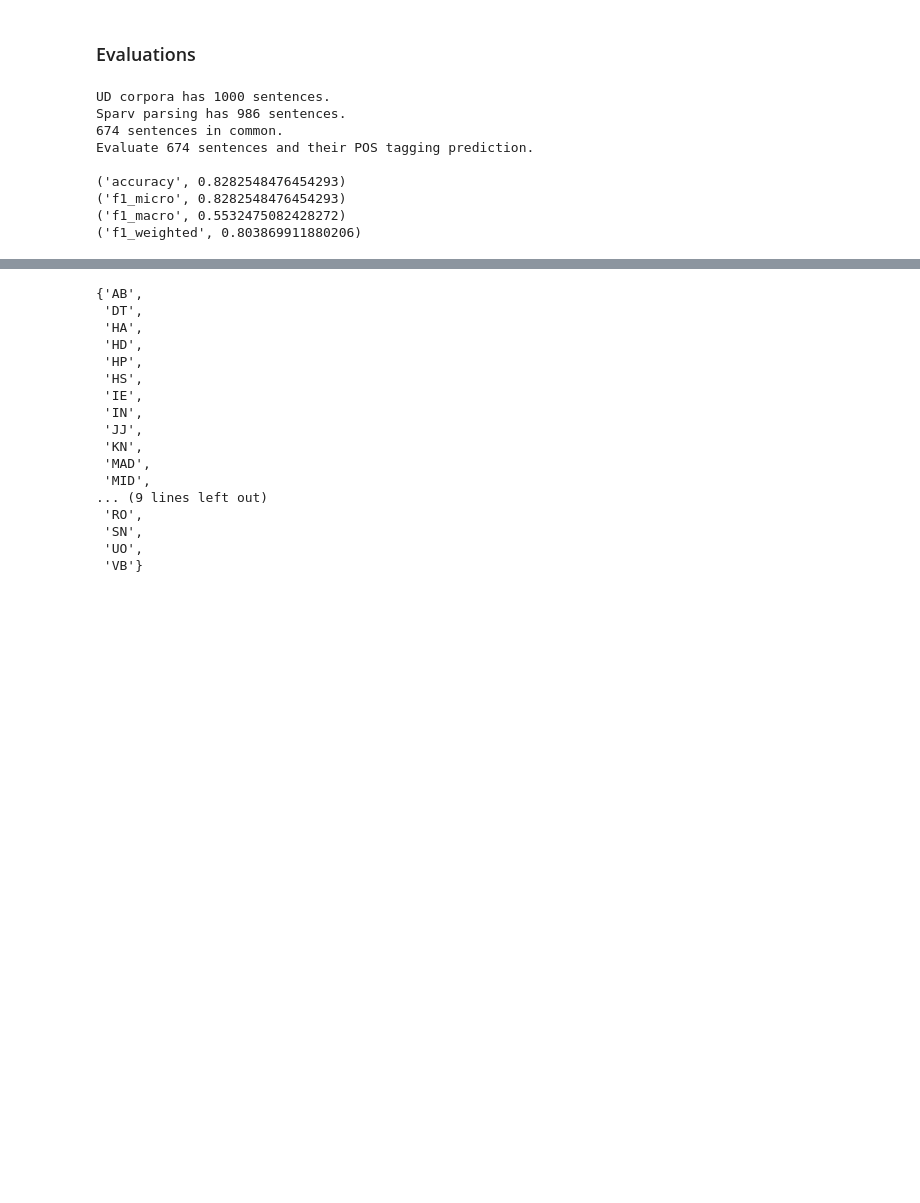
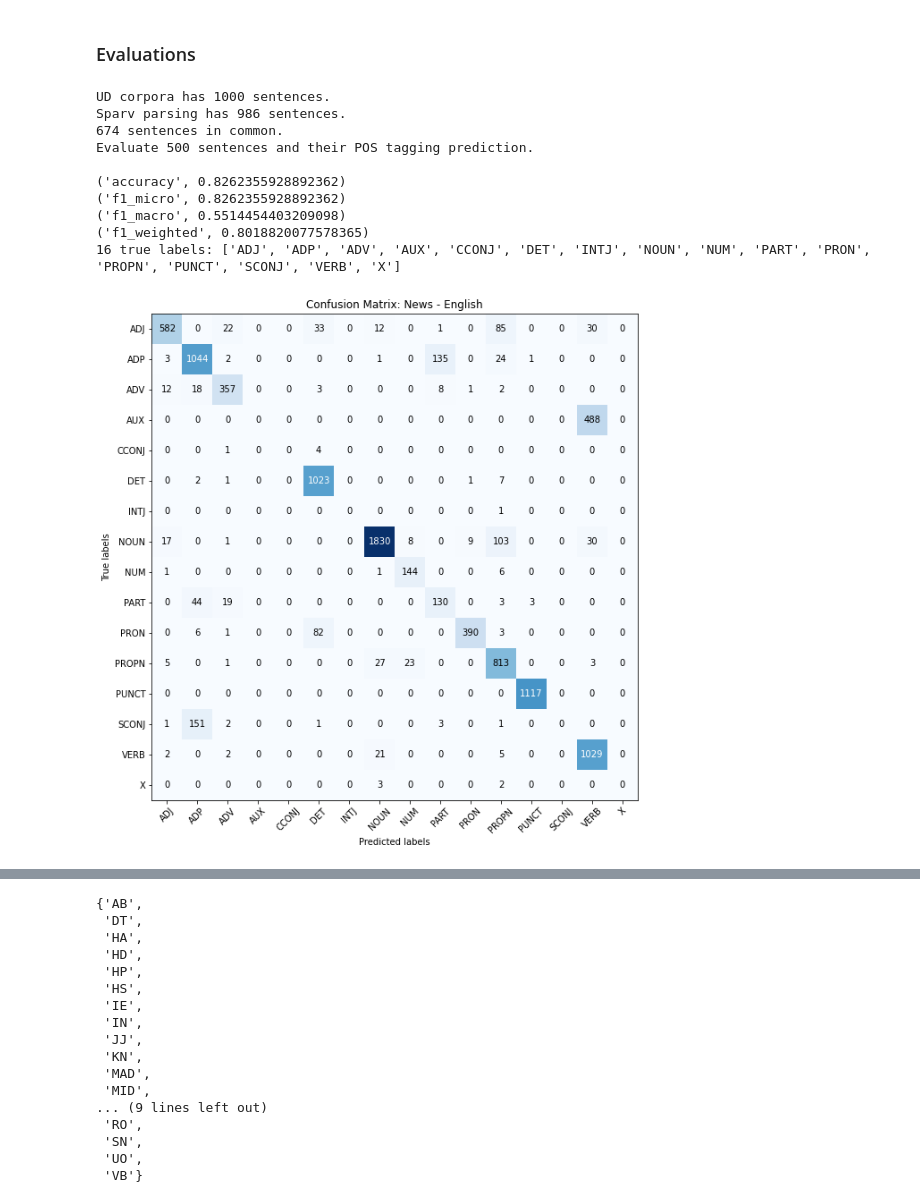
Before and after one commit to chickenbror/ltr-parser-eval, a Jupyter notebook: ParserEval.ipynb, the cells around one changed output, grey strips where cells are left out. Cells and saved outputs as stored; diff of their text form; code cells hidden in the pictures; blank space fills up the shorter version.

```diff
--- a/ParserEval.ipynb
+++ b/ParserEval.ipynb
@@ -240,16 +281,18 @@ def eval_domain(corpora_dict, sparv_dict, lang='en'):
 ### Evaluations
 # %%
 # News - English
-eval_domain(eng_news, sparv_en_news)
+eval_domain(eng_news, sparv_en_news, domain_name='News - English')
 # %% [output]
 UD corpora has 1000 sentences.
 Sparv parsing has 986 sentences.
 674 sentences in common.
-Evaluate 674 sentences and their POS tagging prediction.
+Evaluate 500 sentences and their POS tagging prediction.
 
-('accuracy', 0.8282548476454293)
-('f1_micro', 0.8282548476454293)
-('f1_macro', 0.5532475082428272)
-('f1_weighted', 0.803869911880206)
+('accuracy', 0.8262355928892362)
+('f1_micro', 0.8262355928892362)
+('f1_macro', 0.5514454403209098)
+('f1_weighted', 0.8018820077578365)
+16 true labels: ['ADJ', 'ADP', 'ADV', 'AUX', 'CCONJ', 'DET', 'INTJ', 'NOUN', 'NUM', 'PART', 'PRON', 'PROPN', 'PUNCT', 'SCONJ', 'VERB', 'X']
+[figure, added]
 # %%
 # Formal - English
```
Also changed, not shown: parts of 11 cells of this notebook, 3 other files.
